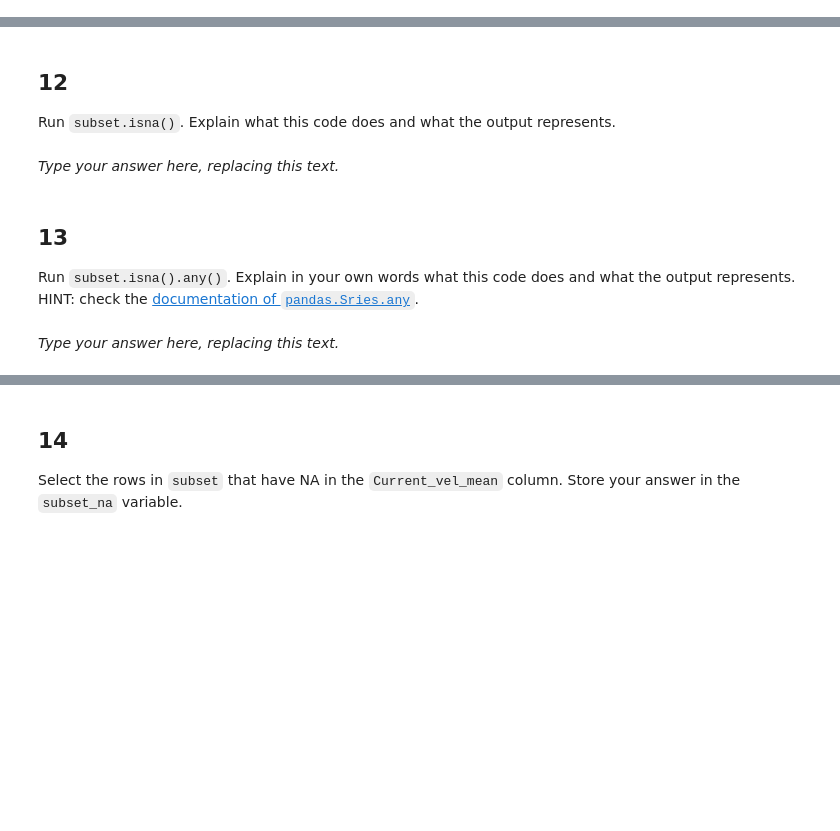
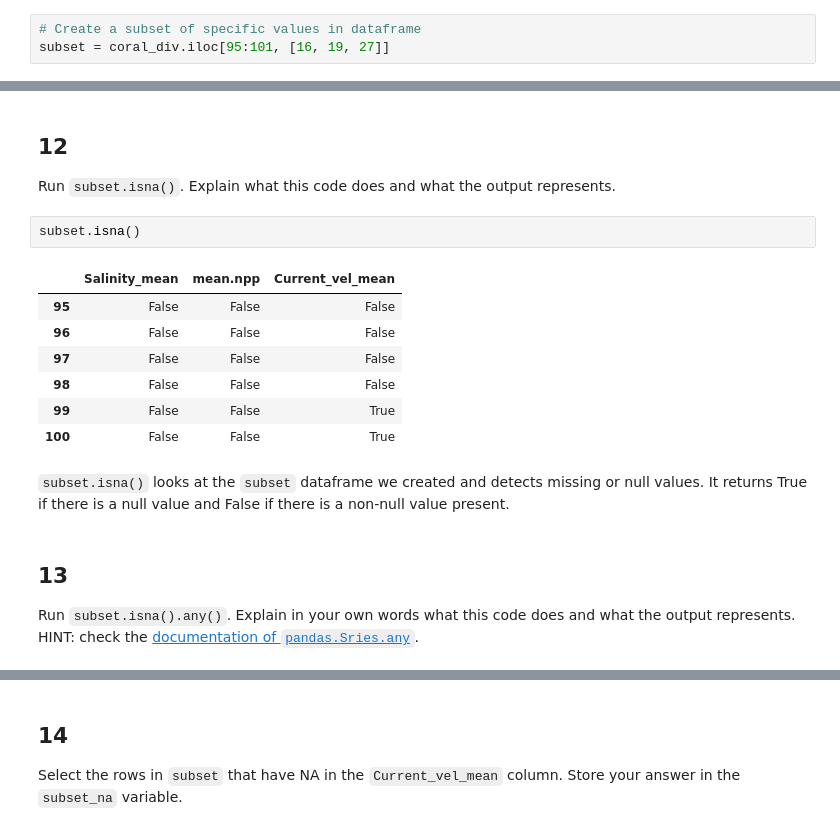
Before and after one commit to sarahhinkley/eds220-hwk1, a Jupyter notebook: task2/hwk1-task2-corals.ipynb, the cells around one changed output, grey strips where cells are left out. Drawn from its saved outputs; the diff is of its cells as text; blank space fills up the shorter version.

```diff
--- a/task2/hwk1-task2-corals.ipynb
+++ b/task2/hwk1-task2-corals.ipynb
@@ -318,3 +346,6 @@ subset = ...
+# %%
+# Create a subset of specific values in dataframe
+subset = coral_div.iloc[95:101, [16, 19, 27]]
 # %%
 # View the dataframe
 subset
@@ -326,8 +367,18 @@ grader.check("q11")
 ## 12
 
 Run `subset.isna()`. Explain what this code does and what the output represents.
-# %% [markdown]
-_Type your answer here, replacing this text._
+# %%
+subset.isna()
+# %% [output]
+|  | Salinity_mean | mean.npp | Current_vel_mean |
+| 95 | False | False | False |
+| 96 | False | False | False |
+| 97 | False | False | False |
+| 98 | False | False | False |
+| 99 | False | False | True |
+| 100 | False | False | True |
+# %% [markdown]
+`subset.isna()` looks at the `subset` dataframe we created and detects missing or null values. It returns True if there is a null value and False if there is a non-null value present.
 # %% [markdown]
 <!-- END QUESTION -->
 
@@ -335,5 +386,3 @@ _Type your answer here, replacing this text._
 
 ## 13
 Run `subset.isna().any()`. Explain in your own words what this code does and what the output represents. HINT: check the [documentation of `pandas.Sries.any`](https://pandas.pydata.org/docs/reference/api/pandas.Series.any.html).
-# %% [markdown]
-_Type your answer here, replacing this text._
```
Also changed, not shown: parts of 14 cells of this notebook.
